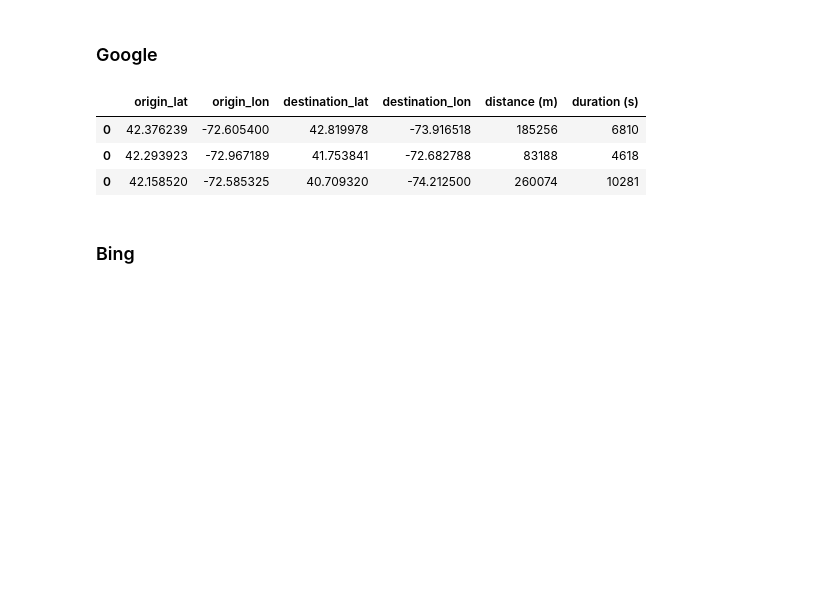
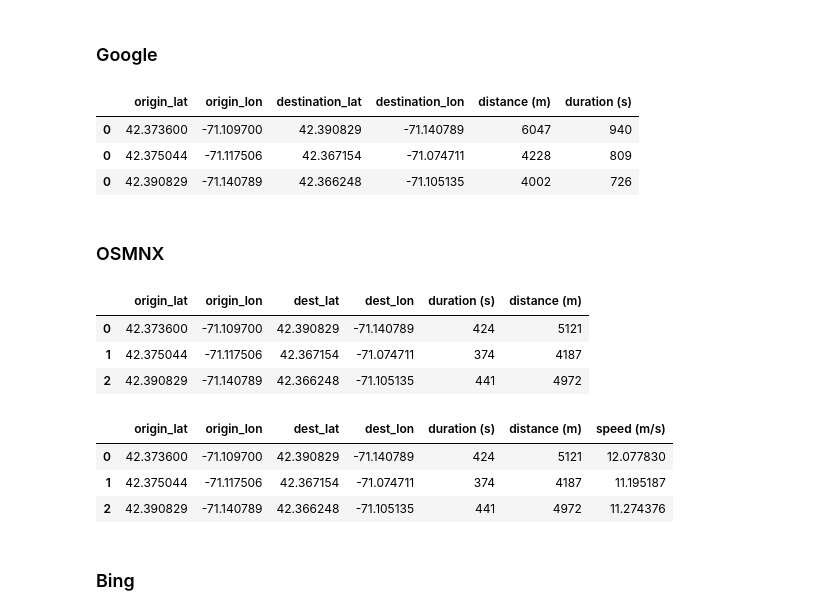
Before and after one commit to wybert/georouting, a Jupyter notebook: notebooks/dev.ipynb, the cells around one changed output. Cells and saved outputs as stored; diff of their text form; code cells hidden in the pictures; blank space fills up the shorter version.

```diff
--- a/notebooks/dev.ipynb
+++ b/notebooks/dev.ipynb
@@ -268,3 +268,8 @@ route.plot_route()
 [interactive output not drawn]
 # %% [markdown]
 ## Test the travel matrix API
+# %%
+import pandas as pd
+
+df = pd.read_csv("../docs/data/sample_cambridge.csv",index_col=0)
+df.head()
@@ -271,4 +281,3 @@ route.plot_route()
 # %%
-origins = data[['ZIP_lat', 'ZIP_lon']].values.tolist()
-destinations = data[['AHA_ID_lat', 'AHA_ID_lon']].values.tolist()
-origins
+origins = df[['origin_lat', 'origin_lon']].values.tolist()
+destinations = df[['destination_lat', 'destination_lon']].values.tolist()
@@ -279,4 +283,0 @@ origins
-# %%
-origins = data[['ZIP_lat', 'ZIP_lon']].values
-destinations = data[['AHA_ID_lat', 'AHA_ID_lon']].values
-origins
@@ -401,10 +437,12 @@ destinations = data[['AHA_ID_lat', 'AHA_ID_lon']].values
 # %%
 from georouting.routers import GoogleRouter
 router = GoogleRouter(google_key,mode="driving")
-google_distances = router.get_distances_batch(orgins,destinations,append_od=True)
+google_distances = router.get_distances_batch(origins,destinations,append_od=True)
 google_distances
 # %% [output]
 |  | origin_lat | origin_lon | destination_lat | destination_lon | distance (m) | duration (s) |
-| 0 | 42.376239 | -72.605400 | 42.819978 | -73.916518 | 185256 | 6810 |
-| 0 | 42.293923 | -72.967189 | 41.753841 | -72.682788 | 83188 | 4618 |
-| 0 | 42.158520 | -72.585325 | 40.709320 | -74.212500 | 260074 | 10281 |
+| 0 | 42.373600 | -71.109700 | 42.390829 | -71.140789 | 6047 | 940 |
+| 0 | 42.375044 | -71.117506 | 42.367154 | -71.074711 | 4228 | 809 |
+| 0 | 42.390829 | -71.140789 | 42.366248 | -71.105135 | 4002 | 726 |
+# %% [markdown]
+###  OSMNX
@@ -411,3 +452,19 @@ google_distances
+# %%
+osmnx_distances = osmnx_router.get_distances_batch(origins,destinations,append_od=True)
+osmnx_distances
+# %% [output]
+|  | origin_lat | origin_lon | dest_lat | dest_lon | duration (s) | distance (m) |
+| 0 | 42.373600 | -71.109700 | 42.390829 | -71.140789 | 424 | 5121 |
+| 1 | 42.375044 | -71.117506 | 42.367154 | -71.074711 | 374 | 4187 |
+| 2 | 42.390829 | -71.140789 | 42.366248 | -71.105135 | 441 | 4972 |
+# %%
+osmnx_distances["speed (m/s)"] = osmnx_distances["distance (m)"]/osmnx_distances["duration (s)"]
+osmnx_distances
+# %% [output]
+|  | origin_lat | origin_lon | dest_lat | dest_lon | duration (s) | distance (m) | speed (m/s) |
+| 0 | 42.373600 | -71.109700 | 42.390829 | -71.140789 | 424 | 5121 | 12.077830 |
+| 1 | 42.375044 | -71.117506 | 42.367154 | -71.074711 | 374 | 4187 | 11.195187 |
+| 2 | 42.390829 | -71.140789 | 42.366248 | -71.105135 | 441 | 4972 | 11.274376 |
 # %% [markdown]
 ### Bing
 # %%
```
Also changed, not shown: parts of 10 cells of this notebook.
